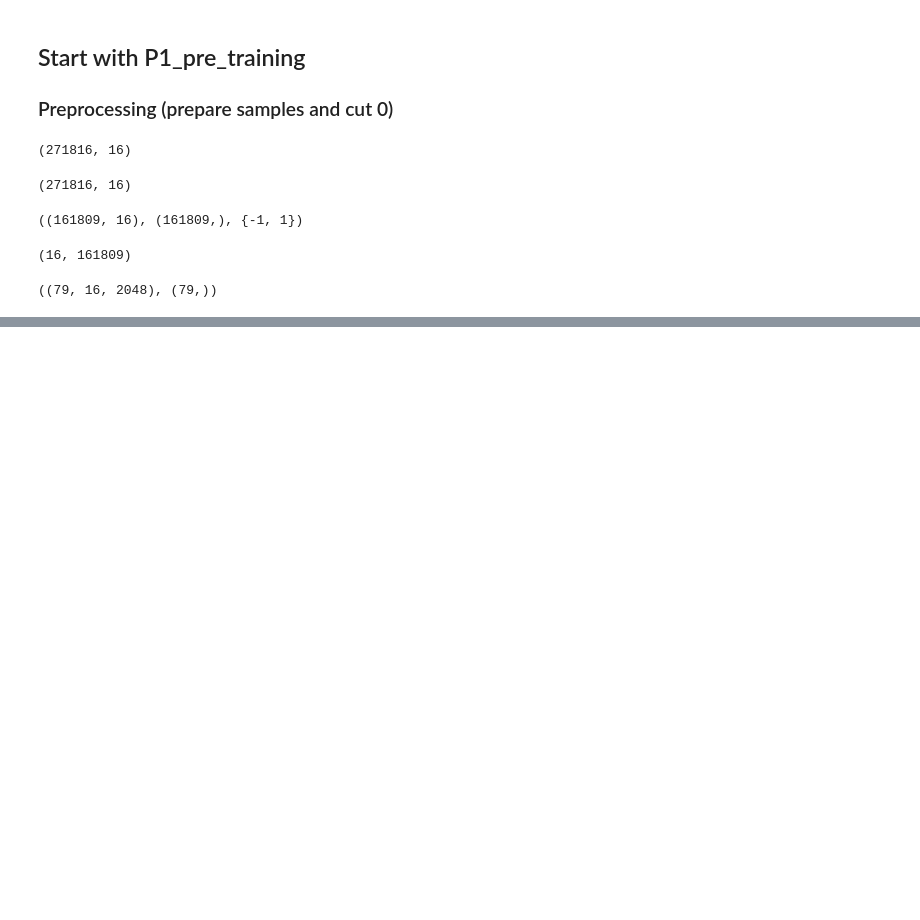
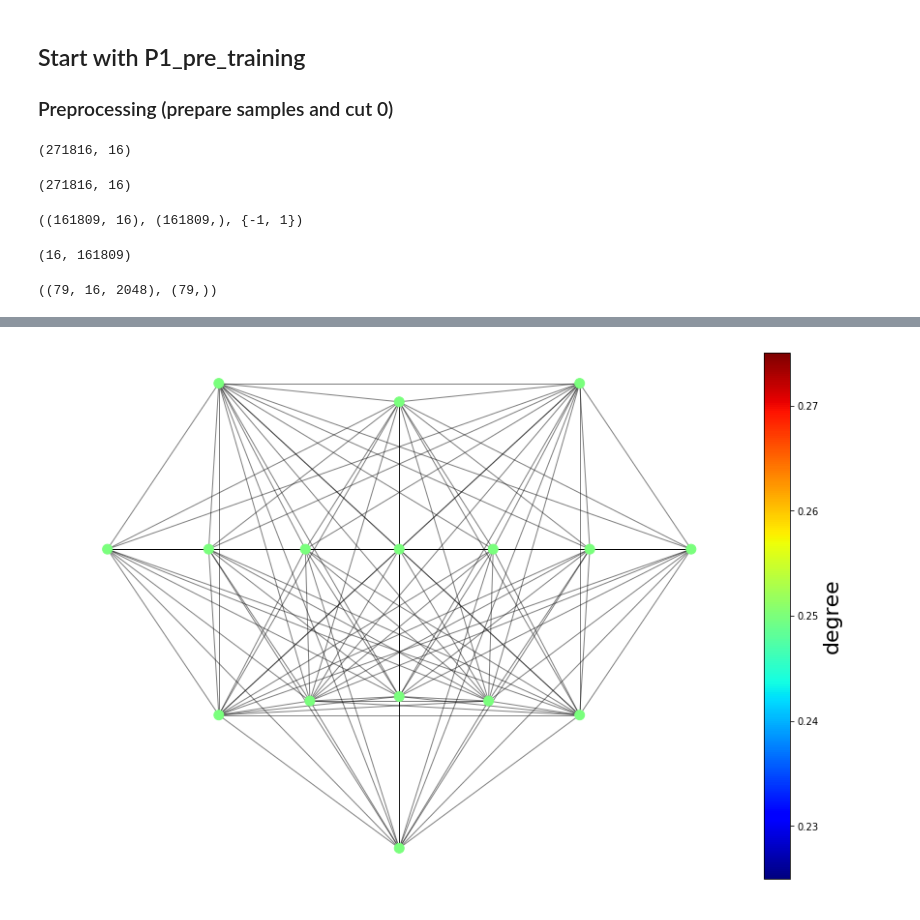
Before and after one commit to MachineLearningJournalClub/BCIStrokeRehab, a Jupyter notebook: Electrodes_Network.ipynb, the cells around one changed output, grey strips where cells are left out. Saved outputs shown, nothing was run; the diff lists cells and outputs as text; code cells hidden in the pictures; blank space fills up the shorter version.

```diff
--- a/Electrodes_Network.ipynb
+++ b/Electrodes_Network.ipynb
@@ -137,0 +201,38 @@ KeyError: 'geometry'
+# %%
+el_net = nx.from_pandas_adjacency(spher_adj_df)
+# %%
+def mergeDict(dict1, dict2):
+    ''' Merge dictionaries and keep values of common keys in list'''
+    dict3 = {**dict1, **dict2}
+    for key, value in dict3.items():
+        if key in dict1 and key in dict2:
+            dict3[key] = tuple([value , dict1[key]])
+    return dict3
+# %%
+x_pos = dict(zip(node_labels, x_elect))
+y_pos = dict(zip(node_labels, y_elect))
+pos = mergeDict(y_pos, x_pos)
+# %%
+nx.set_node_attributes(el_net, pos, "pos")
+# %%
+plt.figure(figsize=(15,10))
+
+s=nx.draw_networkx_nodes(el_net,
+            pos,
+            node_size=100.0,
+            node_color=list(dict(nx.eigenvector_centrality(el_net)).values()),
+            alpha=1,
+            cmap=plt.cm.jet
+            )
+
+nx.draw_networkx_edges(el_net, pos, alpha=0.5)
+
+#show the colorbar on the right side
+cbar=plt.colorbar(s)
+cbar.ax.set_ylabel('degree', size=22)
+
+plt.axis('off')
+#plt.savefig("Italia_Munic_Net.jpg", dpi = 900, quality = 95)
+plt.show()
+# %% [output]
+[figure, added]
```
Also changed, not shown: parts of 24 cells of this notebook, 4 other files.
